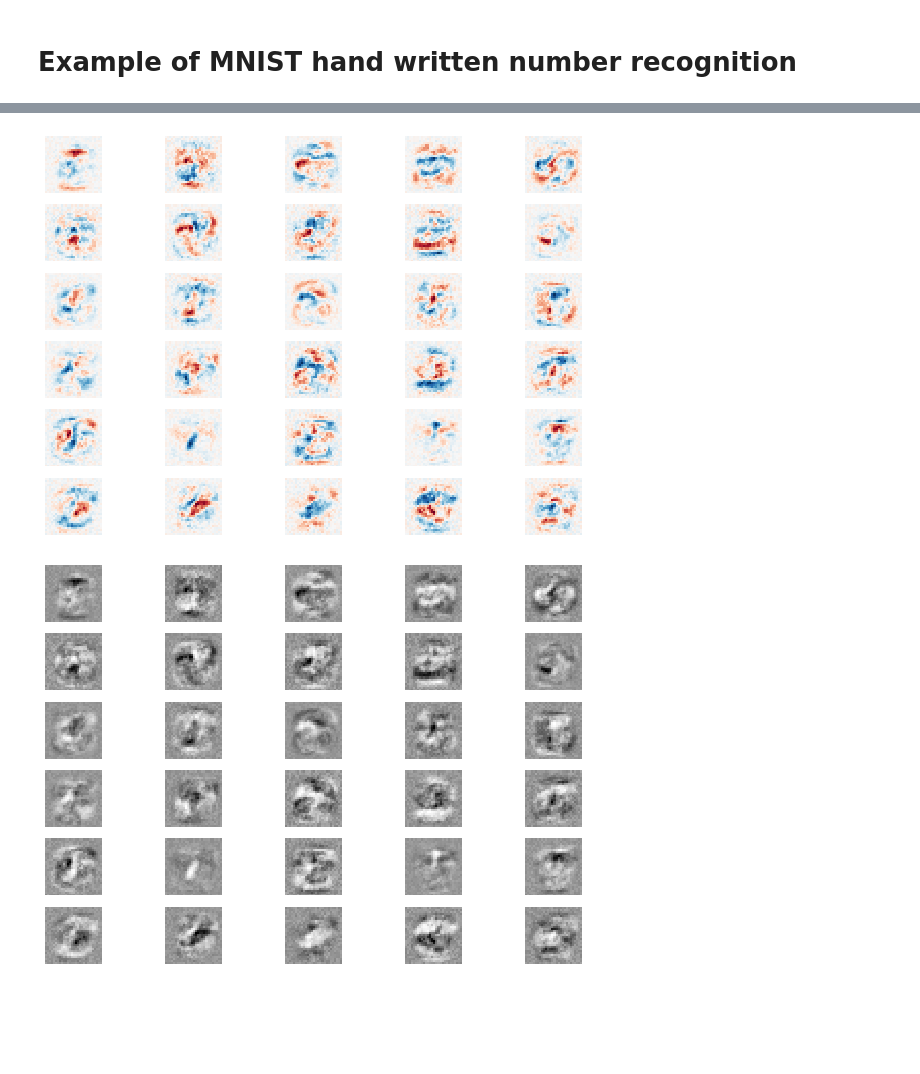
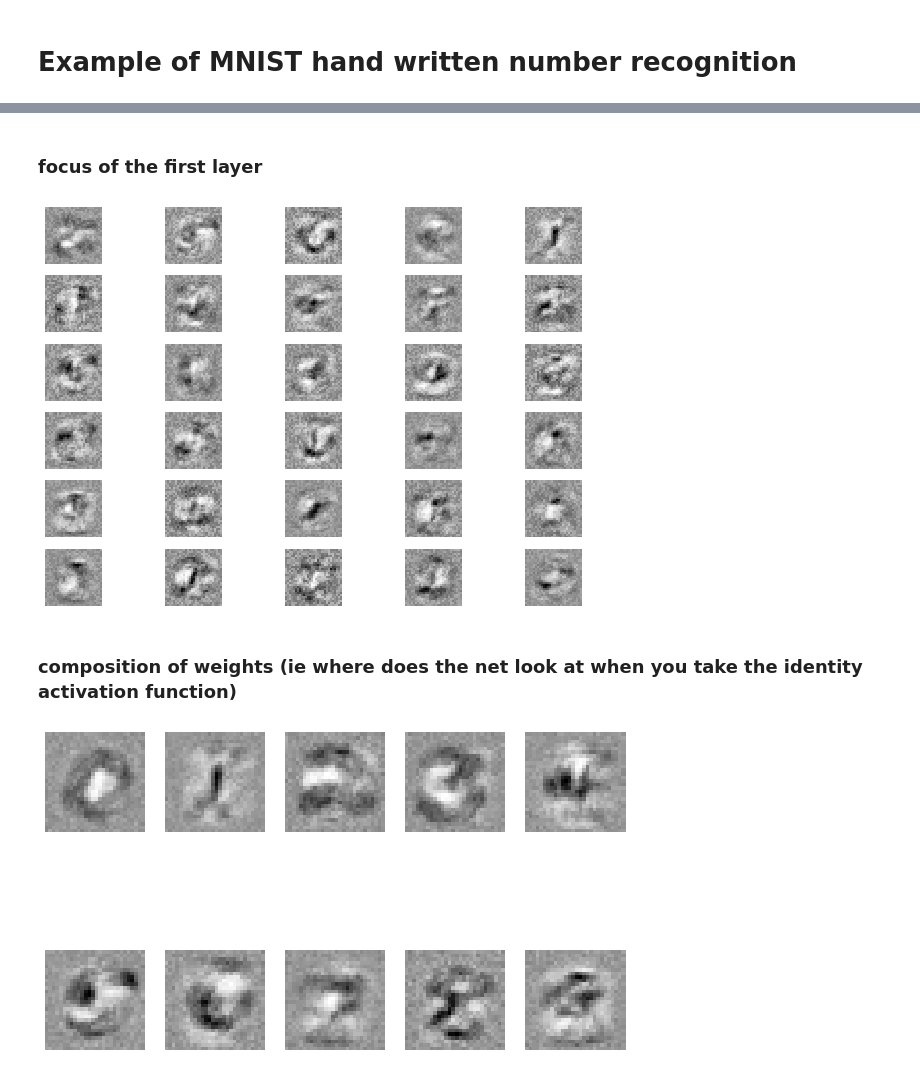
Before and after one commit to L-Richter/neuralnetworks, a Jupyter notebook: mnist.ipynb, the cells around one changed output, grey strips where cells are left out. Cells and saved outputs as stored; diff of their text form; code cells hidden in the pictures; blank space fills up the shorter version.

```diff
--- a/mnist.ipynb
+++ b/mnist.ipynb
@@ -13,7 +13,3 @@ sns.set_context('talk')
 # %%
 def show(image):
     sns.heatmap(np.reshape(image, [28,28]), cmap=mpl.cm.Greys, xticklabels=False, yticklabels=False, cbar=False, square=True)
-# %%
-for n in range(10):
-    plt.subplot(2, 5, n)
-    show(np.reshape(training_data[n][0], [28,28]))
@@ -22,2 +16,6 @@ for n in range(10):
 # %%
 training_data, validation_data, test_data = mnist_loader.load_data_wrapper()
+# %%
+for n in range(10):
+    plt.subplot(2, 5, n + 1)
+    show(np.reshape(training_data[n][0], [28,28]))
@@ -54,13 +56,17 @@ Epoch 9, 9364 correct
+# %% [markdown]
+### focus of the first layer
 # %%
 for n, node in enumerate(net._layers[1]._weights):
-    plt.subplot(6, 5, n)
-    sns.heatmap(np.reshape(node, [28,28]), cmap='RdBu_r', xticklabels=False, yticklabels=False, cbar=False, square=True)
+    if n < 30:
+        plt.subplot(6, 5, n + 1)
+        show(node)
 # %% [output]
-[figure, old version]
+[figure, new version]
+# %% [markdown]
+### composition of weights (ie where does the net look at when you take the identity activation function)
 # %%
-for n, node in enumerate(net._layers[1]._weights):
-    if n < 30:
-        plt.subplot(6, 5, n)
-        show(node)
+for n, node in enumerate(np.dot(net._layers[2]._weights, net._layers[1]._weights)):
+    plt.subplot(2, 5, n + 1)
+    show(node)
 # %% [output]
-[figure, old version]
+[figure, new version]
```
Also changed, not shown: parts of 13 cells of this notebook, 1 other file.
